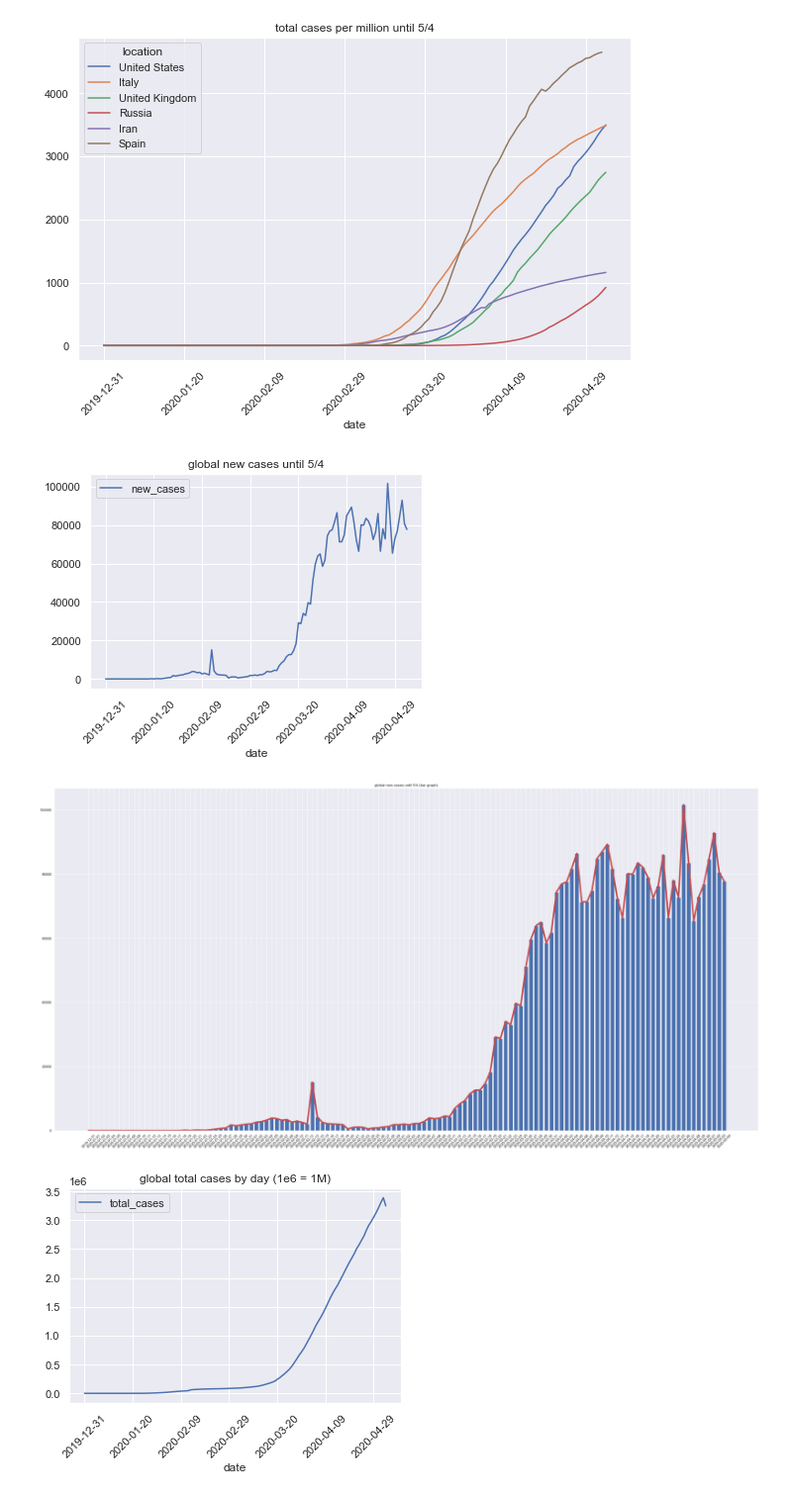
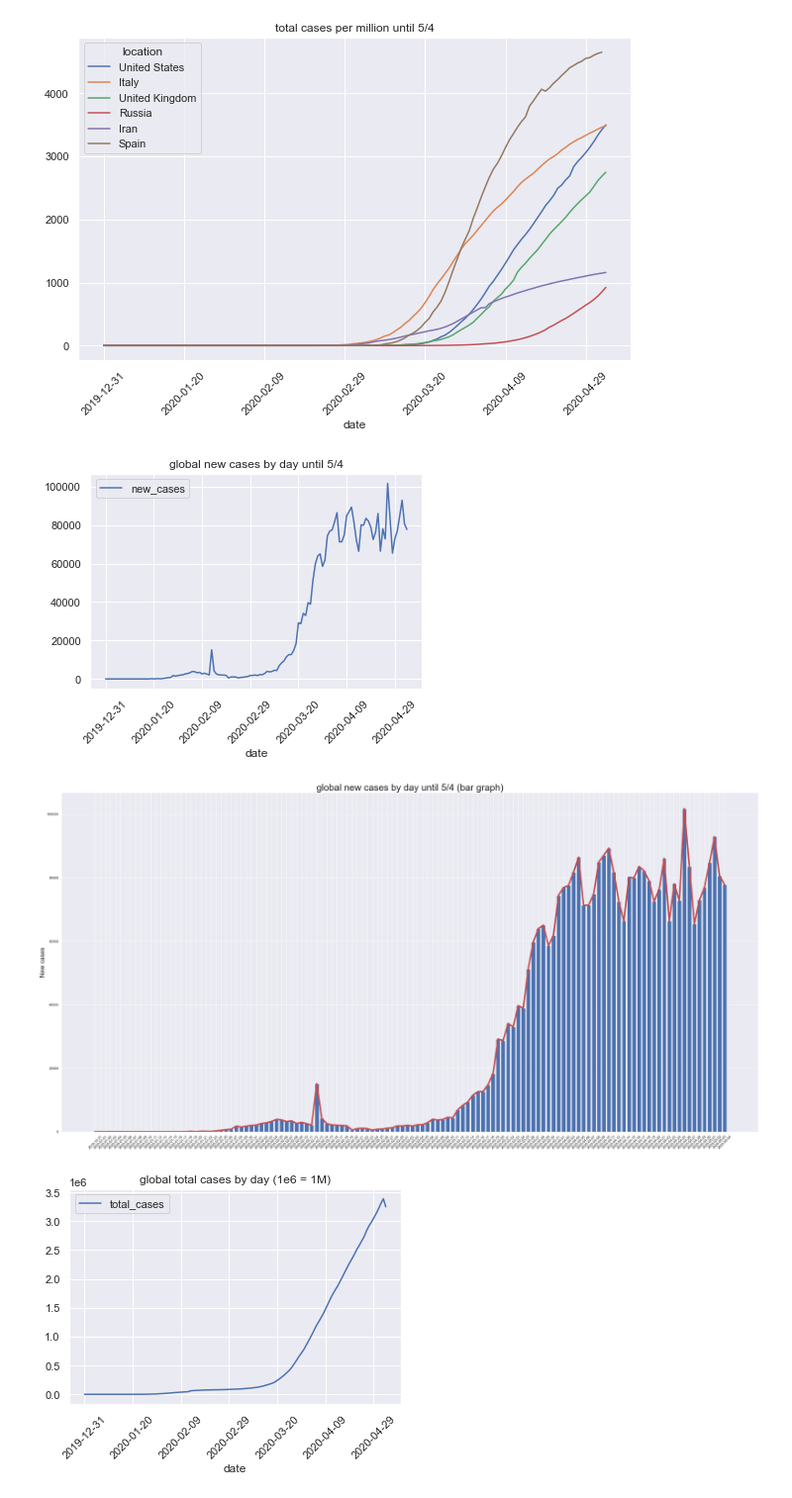
Before and after one commit to yoyo6022/covid-19, a Jupyter notebook: covid-19 analyse.ipynb, the cells around one changed output. Shown at 99% size. Saved outputs shown, nothing was run; the diff lists cells and outputs as text; code cells hidden in the pictures.

```diff
--- a/covid-19 analyse.ipynb
+++ b/covid-19 analyse.ipynb
@@ -103,25 +103,26 @@ pivot_df_newcases=ndf.pivot_table('new_cases', index='date',aggfunc=np.sum) #glo
 # %%
 pivot_df_newcases.plot()
 plt.xticks(rotation=45)
-plt.title('global new cases until 5/4')
+plt.title('global new cases by day until 5/4')
 plt.show()
 # %% [output]
-[figure, old version]
+[figure, new version]
 # %%
 x = pivot_df_newcases.index.values
 y = pivot_df_newcases.values
 y = y.reshape(126,)
 
 plt.subplots(figsize=(40,20))
 plt.plot(x,y,'r-',linewidth=5)
 plt.bar(x,y)
 # ax.set(title='Globale New cases', ylabel='New cases', xlabel='date')
 
 plt.xticks(rotation=45)
-plt.title('global new cases until 5/4 (bar graph)')
+plt.ylabel('New cases',fontsize=20)
+plt.title('global new cases by day until 5/4 (bar graph)', fontsize=30)
 plt.show()
 # %% [output]
-[figure, old version]
+[figure, new version]
 # %%
 pivot_df_totalcases=ndf.pivot_table('total_cases', index='date',aggfunc=np.sum)
 # %%
```
